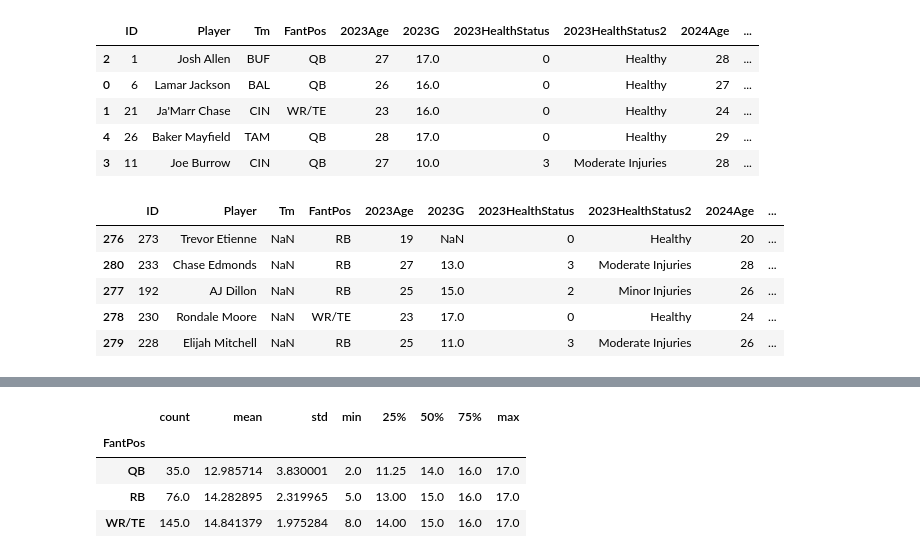
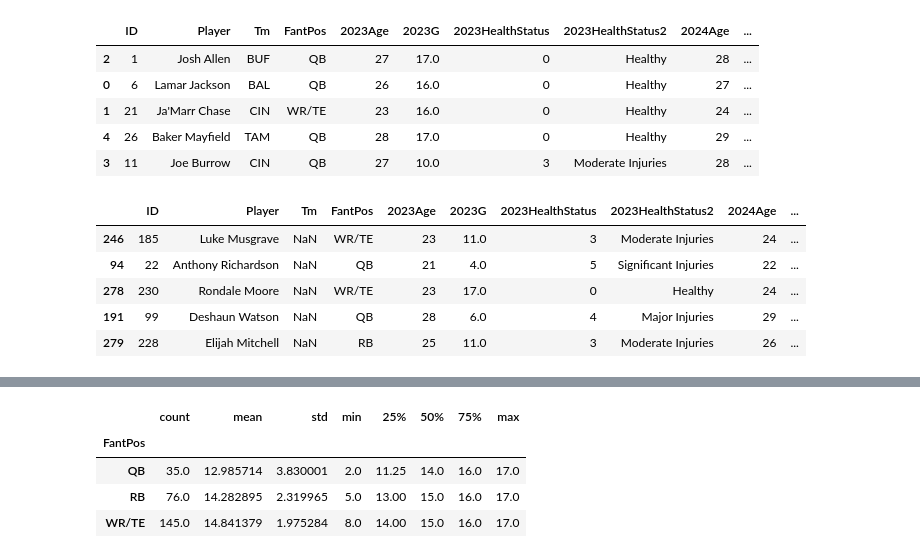
Before and after one commit to MoonData21/NFL_PlayersHealthProject, a Jupyter notebook: FootballProjectedGames.ipynb, the cells around one changed output, grey strips where cells are left out. Drawn from its saved outputs; the diff is of its cells as text; code cells hidden in the pictures.

```diff
--- a/FootballProjectedGames.ipynb
+++ b/FootballProjectedGames.ipynb
@@ -31,13 +33,13 @@ combined_stats.head().sort_values(by='HealthGrade', ascending=False)
 | 4 | 26 | Baker Mayfield | TAM | QB | 28 | 17.0 | 0 | Healthy | 29 | ... |
 | 3 | 11 | Joe Burrow | CIN | QB | 27 | 10.0 | 3 | Moderate Injuries | 28 | ... |
 # %%
-combined_stats.tail().sort_values(by='HealthGrade', ascending=False)
+combined_stats.sort_values(by='HealthGrade', ascending=False).tail()
 # %% [output]
 |  | ID | Player | Tm | FantPos | 2023Age | 2023G | 2023HealthStatus | 2023HealthStatus2 | 2024Age | ... |
-| 276 | 273 | Trevor Etienne | NaN | RB | 19 | NaN | 0 | Healthy | 20 | ... |
-| 280 | 233 | Chase Edmonds | NaN | RB | 27 | 13.0 | 3 | Moderate Injuries | 28 | ... |
-| 277 | 192 | AJ Dillon | NaN | RB | 25 | 15.0 | 2 | Minor Injuries | 26 | ... |
+| 246 | 185 | Luke Musgrave | NaN | WR/TE | 23 | 11.0 | 3 | Moderate Injuries | 24 | ... |
+| 94 | 22 | Anthony Richardson | NaN | QB | 21 | 4.0 | 5 | Significant Injuries | 22 | ... |
 | 278 | 230 | Rondale Moore | NaN | WR/TE | 23 | 17.0 | 0 | Healthy | 24 | ... |
+| 191 | 99 | Deshaun Watson | NaN | QB | 28 | 6.0 | 4 | Major Injuries | 29 | ... |
 | 279 | 228 | Elijah Mitchell | NaN | RB | 25 | 11.0 | 3 | Moderate Injuries | 26 | ... |
 # %%
 combined_stats.groupby('FantPos')['HealthGrade'].describe()
```
Also changed, not shown: parts of 15 cells of this notebook.
